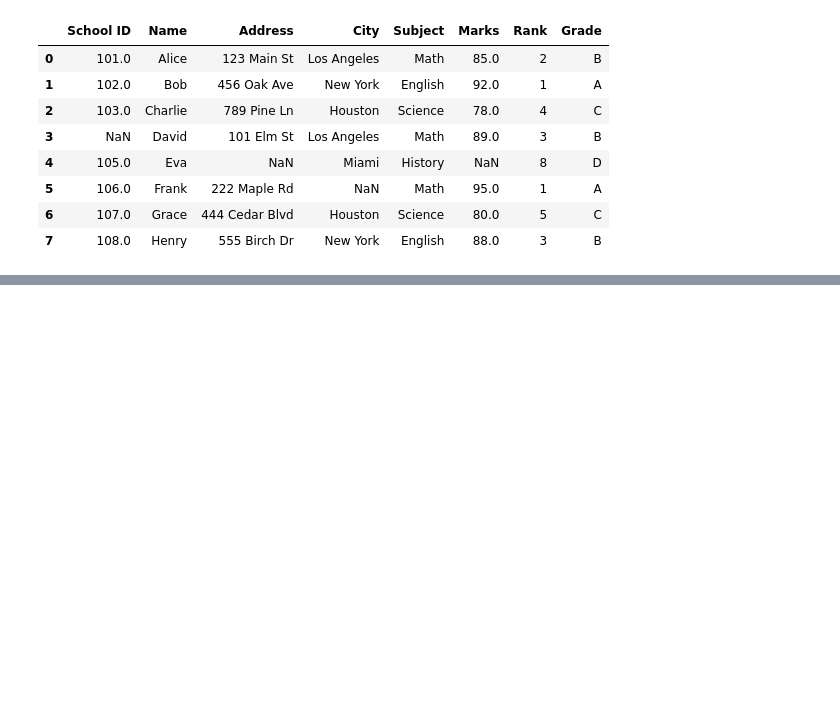
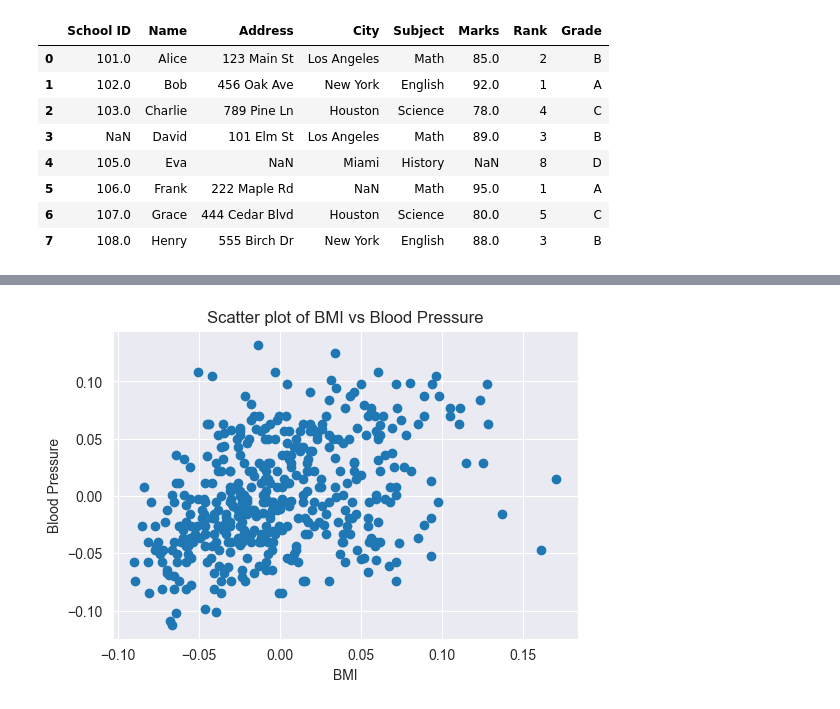
Before and after one commit to korisnik-samson/data-fusion_feature-extraction, a Jupyter notebook: diffe-week-4/notebook.ipynb, the cells around one changed output, grey strips where cells are left out. Cells and saved outputs as stored; diff of their text form; code cells hidden in the pictures; blank space fills up the shorter version.

```diff
--- a/diffe-week-4/notebook.ipynb
+++ b/diffe-week-4/notebook.ipynb
@@ -35,0 +243,13 @@ df
+# %%
+# Scatter plot
+fig, ax = plt.subplots(figsize=(6, 4))
+
+ax.scatter(diabetes_df['bmi'], diabetes_df['bp'])
+ax.set_xlabel('BMI')
+ax.set_ylabel('Blood Pressure')
+
+ax.set_title('Scatter plot of BMI vs Blood Pressure')
+
+plt.show()
+# %% [output]
+[figure, added]
```
Also changed, not shown: parts of 26 cells of this notebook.
